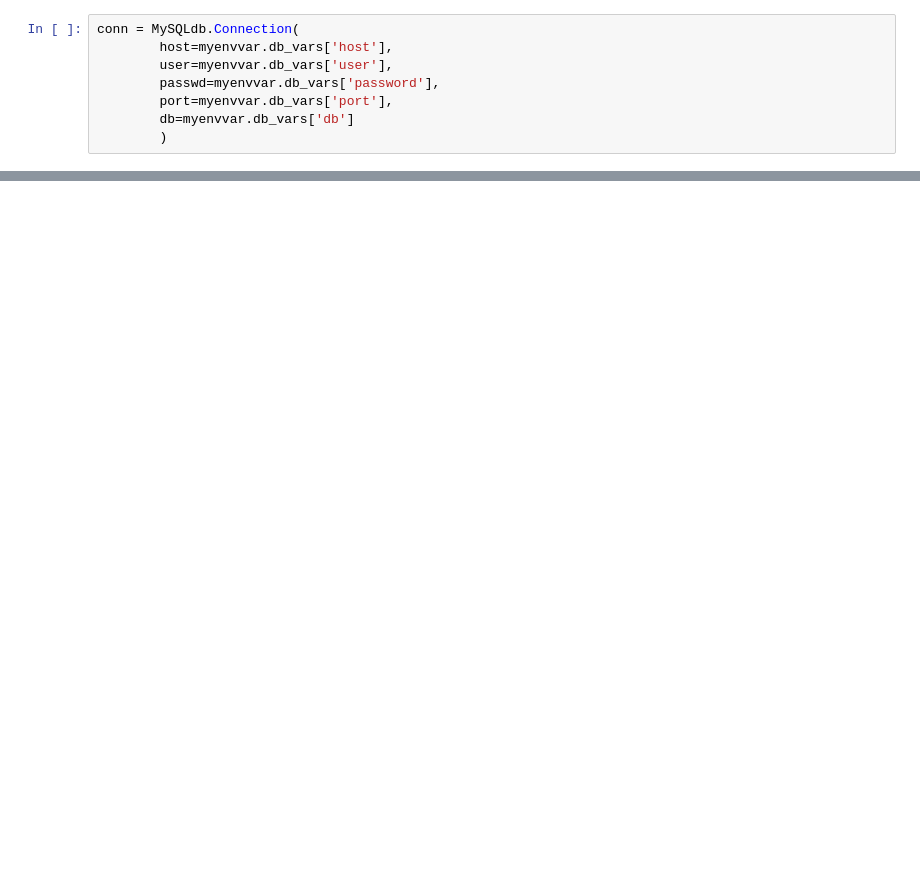
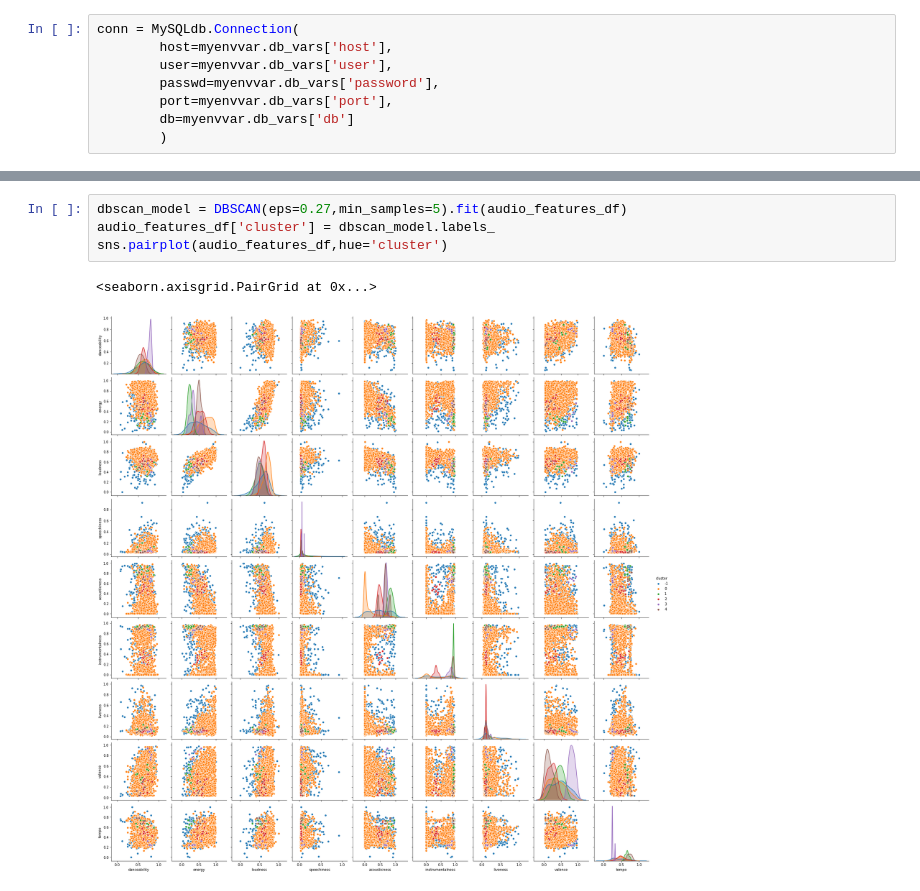
Before and after one commit to orenzion/music_analytics_project, a Jupyter notebook: analytics/tracks_clustering_DBSCAN.ipynb, the cells around one changed output, grey strips where cells are left out. Saved outputs shown, nothing was run; the diff lists cells and outputs as text; blank space fills up the shorter version.

```diff
--- a/analytics/tracks_clustering_DBSCAN.ipynb
+++ b/analytics/tracks_clustering_DBSCAN.ipynb
@@ -45,0 +74,7 @@ for ind in kmeans_clustering_params_df.index:
+# %%
+dbscan_model = DBSCAN(eps=0.27,min_samples=5).fit(audio_features_df)
+audio_features_df['cluster'] = dbscan_model.labels_
+sns.pairplot(audio_features_df,hue='cluster')
+# %% [output]
+<seaborn.axisgrid.PairGrid at 0x...>
+[figure, added]
```
Also changed, not shown: parts of 13 cells of this notebook, 2 other files.
